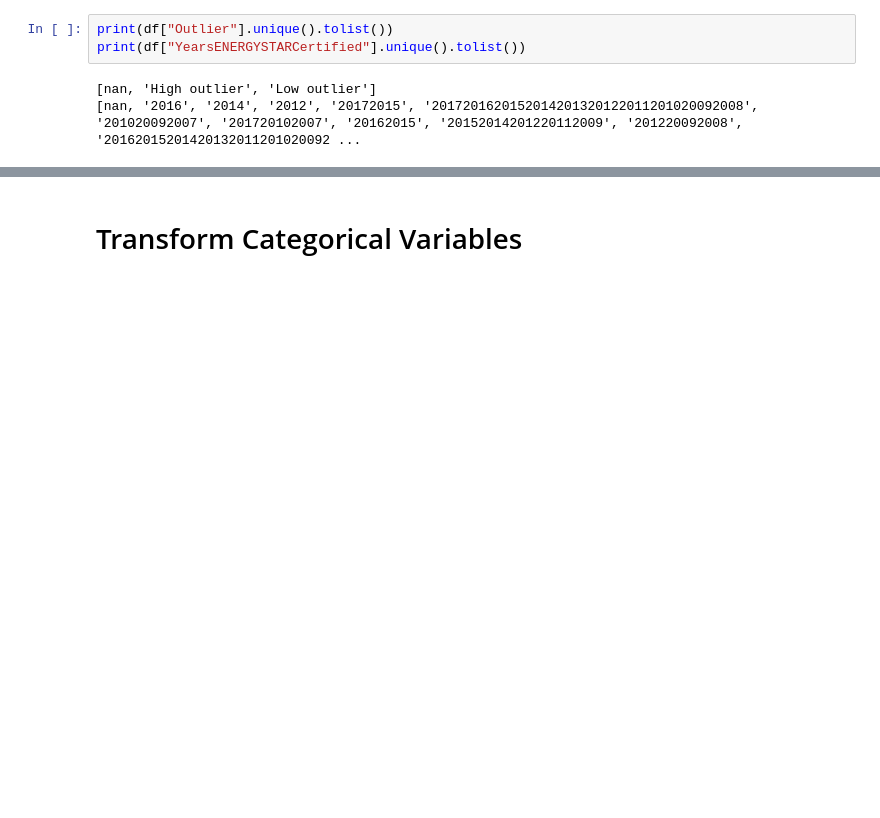
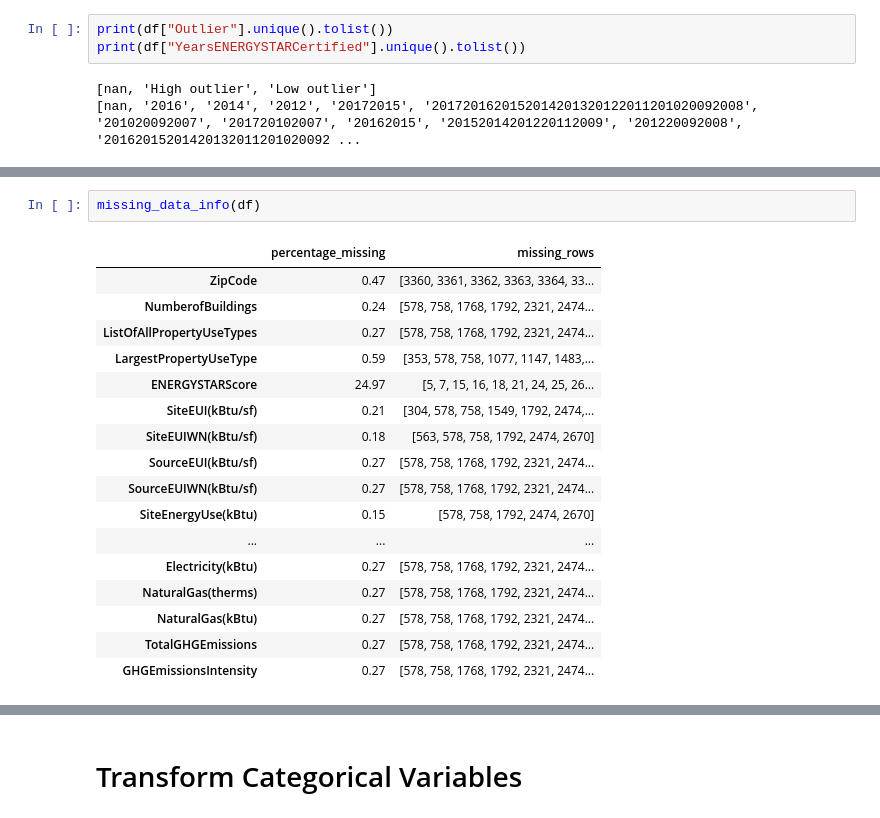
Before and after one commit to amaye15/OpenClassroom--Machine-Learning-Engineer, a Jupyter notebook: P3/P3.ipynb, the cells around one changed output, grey strips where cells are left out. Drawn from its saved outputs; the diff is of its cells as text; blank space fills up the shorter version.

```diff
--- a/P3/P3.ipynb
+++ b/P3/P3.ipynb
@@ -105,0 +144,20 @@ df["YearsENERGYSTARCertified"] = count_years(df["YearsENERGYSTARCertified"])
+# %%
+missing_data_info(df)
+# %% [output]
+|  | percentage_missing | missing_rows |
+| ZipCode | 0.47 | [3360, 3361, 3362, 3363, 3364, 33... |
+| NumberofBuildings | 0.24 | [578, 758, 1768, 1792, 2321, 2474... |
+| ListOfAllPropertyUseTypes | 0.27 | [578, 758, 1768, 1792, 2321, 2474... |
+| LargestPropertyUseType | 0.59 | [353, 578, 758, 1077, 1147, 1483,... |
+| ENERGYSTARScore | 24.97 | [5, 7, 15, 16, 18, 21, 24, 25, 26... |
+| SiteEUI(kBtu/sf) | 0.21 | [304, 578, 758, 1549, 1792, 2474,... |
+| SiteEUIWN(kBtu/sf) | 0.18 | [563, 578, 758, 1792, 2474, 2670] |
+| SourceEUI(kBtu/sf) | 0.27 | [578, 758, 1768, 1792, 2321, 2474... |
+| SourceEUIWN(kBtu/sf) | 0.27 | [578, 758, 1768, 1792, 2321, 2474... |
+| SiteEnergyUse(kBtu) | 0.15 | [578, 758, 1792, 2474, 2670] |
+| ... | ... | ... |
+| Electricity(kBtu) | 0.27 | [578, 758, 1768, 1792, 2321, 2474... |
+| NaturalGas(therms) | 0.27 | [578, 758, 1768, 1792, 2321, 2474... |
+| NaturalGas(kBtu) | 0.27 | [578, 758, 1768, 1792, 2321, 2474... |
+| TotalGHGEmissions | 0.27 | [578, 758, 1768, 1792, 2321, 2474... |
+| GHGEmissionsIntensity | 0.27 | [578, 758, 1768, 1792, 2321, 2474... |
```
Also changed, not shown: parts of 14 cells of this notebook.
